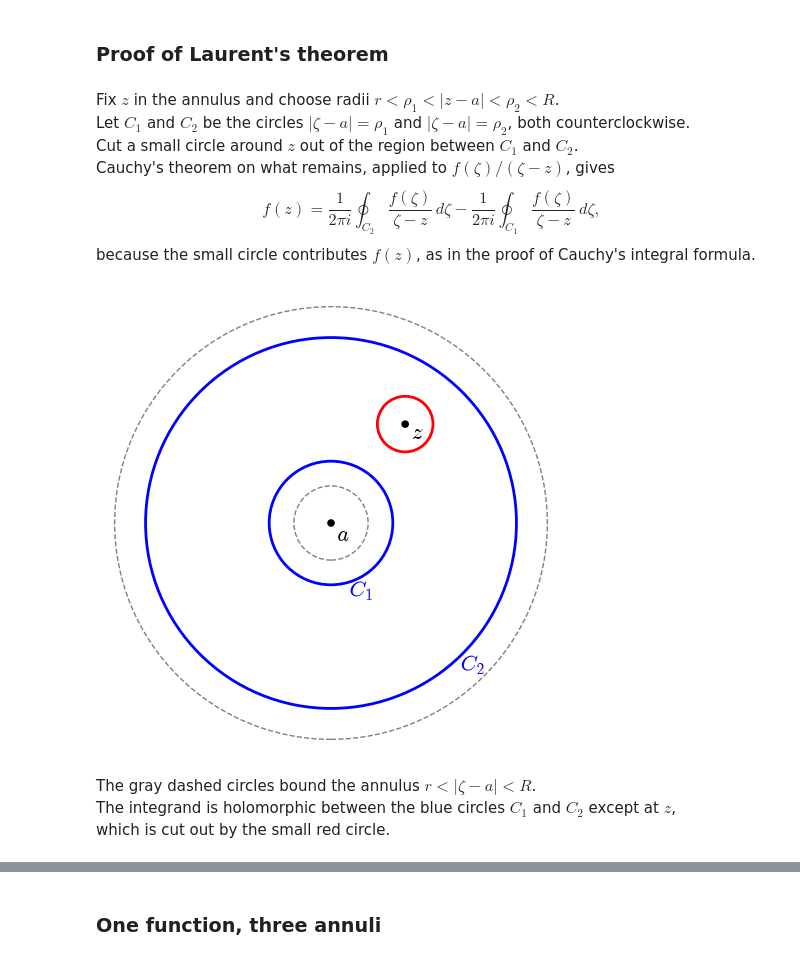
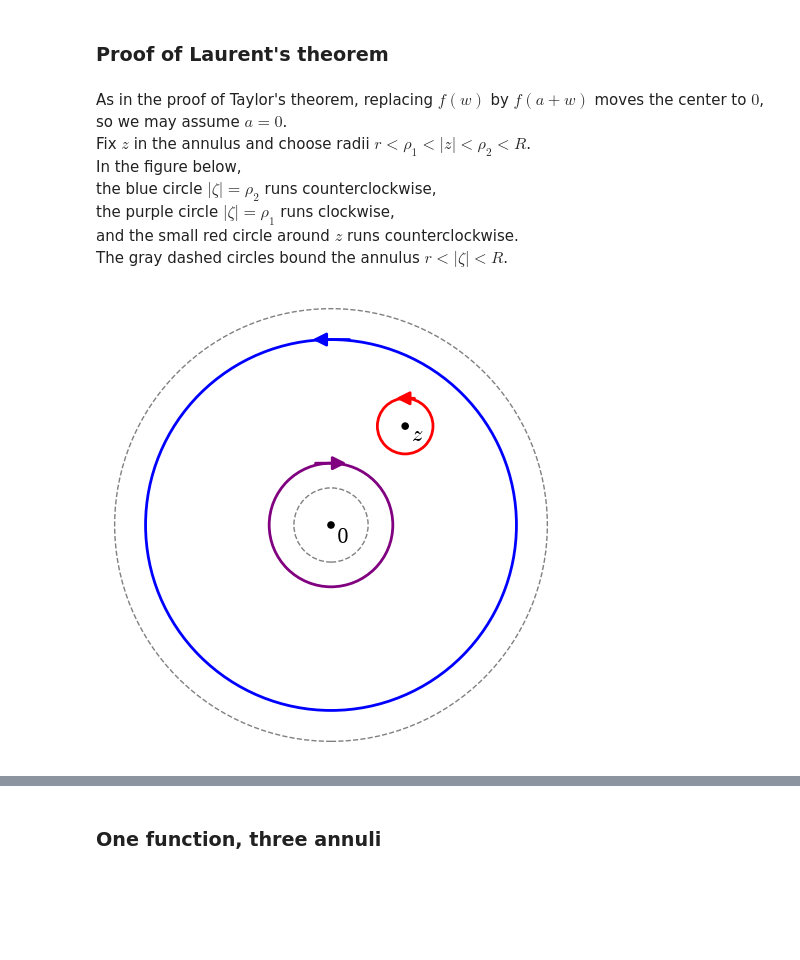
Before and after one commit to Symbol1/Complex2026, a Jupyter notebook: 1016.ipynb, the cells around one changed output, grey strips where cells are left out. Cells and saved outputs as stored; diff of their text form; code cells hidden in the pictures; blank space fills up the shorter version.

```diff
--- a/1016.ipynb
+++ b/1016.ipynb
@@ -495,25 +512,24 @@ Any method that produces a Laurent series on the annulus produces **the** Lauren
 # %% [markdown]
 ### Proof of Laurent's theorem
 # %% [markdown]
-Fix $z$ in the annulus and choose radii $r < \rho_1 < |z - a| < \rho_2 < R$.
-Let $C_1$ and $C_2$ be the circles $|\zeta - a| = \rho_1$ and $|\zeta - a| = \rho_2$, both counterclockwise.
-Cut a small circle around $z$ out of the region between $C_1$ and $C_2$.
-Cauchy's theorem on what remains, applied to $f(\zeta)/(\zeta - z)$, gives
-$$ f(z) = \frac{1}{2\pi i}\oint_{C_2}\frac{f(\zeta)}{\zeta - z}\,d\zeta
-- \frac{1}{2\pi i}\oint_{C_1}\frac{f(\zeta)}{\zeta - z}\,d\zeta, $$
-because the small circle contributes $f(z)$, as in the proof of Cauchy's integral formula.
+As in the proof of Taylor's theorem, replacing $f(w)$ by $f(a + w)$ moves the center to $0$,
+so we may assume $a = 0$.
+Fix $z$ in the annulus and choose radii $r < \rho_1 < |z| < \rho_2 < R$.
+In the figure below,
+the blue circle $|\zeta| = \rho_2$ runs counterclockwise,
+the purple circle $|\zeta| = \rho_1$ runs clockwise,
+and the small red circle around $z$ runs counterclockwise.
+The gray dashed circles bound the annulus $r < |\zeta| < R$.
 # %%
-G = circle((0, 0), 1, color='blue', thickness=2) + circle((0, 0), 3, color='blue', thickness=2)
+G = circle((0, 0), 3, color='blue', thickness=2) + circle((0, 0), 1, color='purple', thickness=2)
 G += circle((0, 0), 0.6, color='gray', linestyle='--') + circle((0, 0), 3.5, color='gray', linestyle='--')
 G += circle((1.2, 1.6), 0.45, color='red', thickness=2)
+G += arrow((0.3, 3), (-0.3, 3), color='blue', width=2, arrowsize=4)
+G += arrow((-0.25, 1), (0.25, 1), color='purple', width=2, arrowsize=4)
+G += arrow((1.35, 2.05), (1.05, 2.05), color='red', width=2, arrowsize=4)
 G += point([(0, 0), (1.2, 1.6)], color='black', size=30)
-G += text('$a$', (0.2, -0.2), color='black', fontsize=16) + text('$z$', (1.4, 1.45), color='black', fontsize=16)
-G += text('$C_1$', (0.5, -1.1), color='blue', fontsize=16) + text('$C_2$', (2.3, -2.3), color='blue', fontsize=16)
+G += text('$0$', (0.2, -0.2), color='black', fontsize=16) + text('$z$', (1.4, 1.45), color='black', fontsize=16)
 show(G, aspect_ratio=1, axes=False)
 # %% [output]
-[figure, old version]
+[figure, new version]
-# %% [markdown]
-The gray dashed circles bound the annulus $r < |\zeta - a| < R$.
-The integrand is holomorphic between the blue circles $C_1$ and $C_2$ except at $z$,
-which is cut out by the small red circle.
 # %% [markdown]
```
Also changed, not shown: parts of 12 cells of this notebook.
